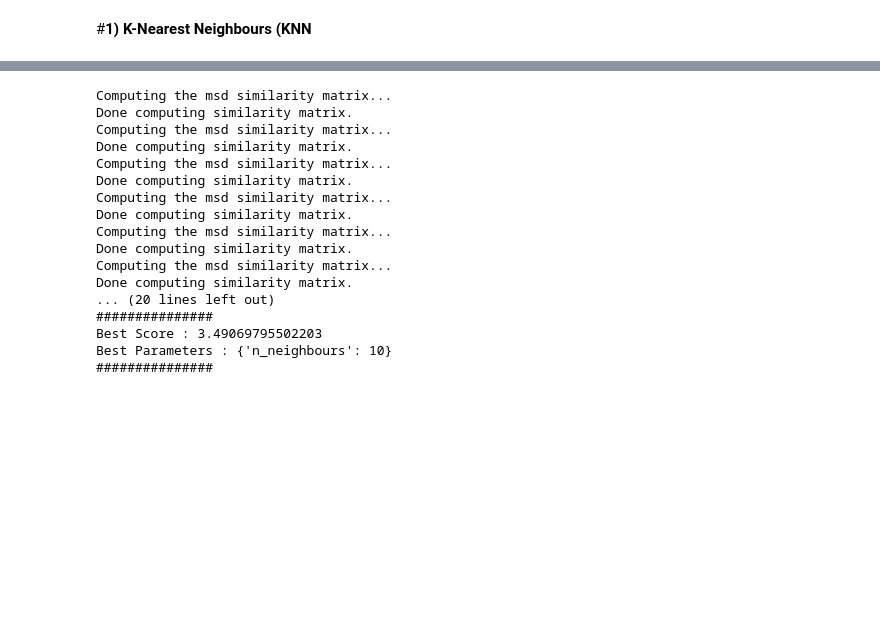
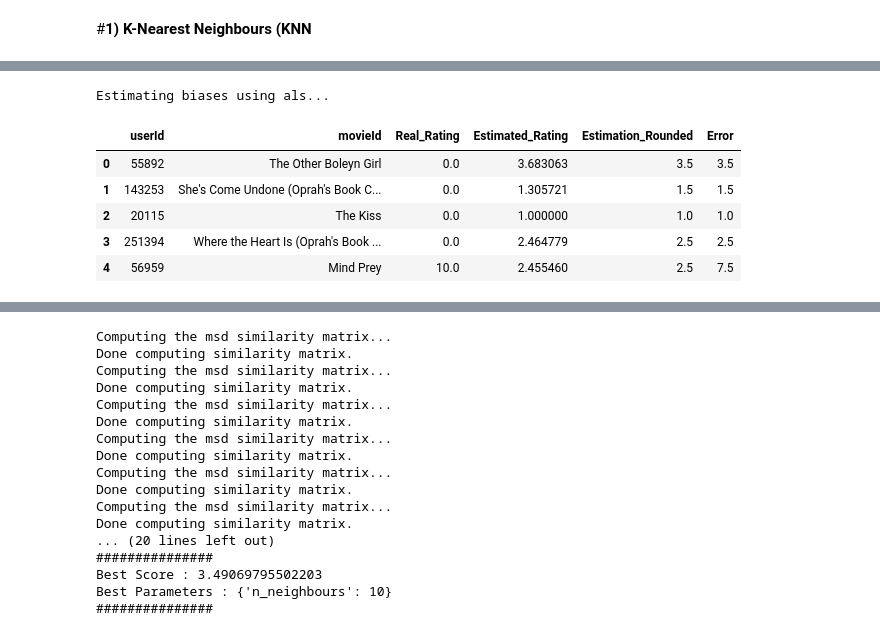
Before and after one commit to Pratik94229/Book-Recommendation-System, a Jupyter notebook: Books_Recommendation_System.ipynb, the cells around one changed output, grey strips where cells are left out. Cells and saved outputs as stored; diff of their text form; code cells hidden in the pictures; blank space fills up the shorter version.

```diff
--- a/Books_Recommendation_System.ipynb
+++ b/Books_Recommendation_System.ipynb
@@ -1595,0 +1751,6 @@ Test time         1.02    1.26    1.03    1.40    1.81    1.30    0.29
+# %%
+predictions = BaselineOnly(bsl_options=gsBO.best_params['rmse']).fit(trainset).test(testset)
+ResultCatcher = pd.DataFrame(predictions, columns=['userId', 'movieId', 'Real_Rating', 'Estimated_Rating', 'details'])
+ResultCatcher.drop(['details'], axis=1, inplace=True)
+# %% [output]
+Estimating biases using als...
@@ -1595,0 +1767,11 @@ Test time         1.02    1.26    1.03    1.40    1.81    1.30    0.29
+# %%
+ResultCatcher['Estimation_Rounded'] = ResultCatcher.apply(lambda row: halfrounder(row.Estimated_Rating), axis=1)
+ResultCatcher['Error'] = abs(ResultCatcher['Real_Rating'] - ResultCatcher['Estimation_Rounded'])
+ResultCatcher.head()
+# %% [output]
+|  | userId | movieId | Real_Rating | Estimated_Rating | Estimation_Rounded | Error |
+| 0 | 55892 | The Other Boleyn Girl | 0.0 | 3.683063 | 3.5 | 3.5 |
+| 1 | 143253 | She's Come Undone (Oprah's Book C... | 0.0 | 1.305721 | 1.5 | 1.5 |
+| 2 | 20115 | The Kiss | 0.0 | 1.000000 | 1.0 | 1.0 |
+| 3 | 251394 | Where the Heart Is (Oprah's Book ... | 0.0 | 2.464779 | 2.5 | 2.5 |
+| 4 | 56959 | Mind Prey | 10.0 | 2.455460 | 2.5 | 7.5 |
```
Also changed, not shown: parts of 42 cells of this notebook.
